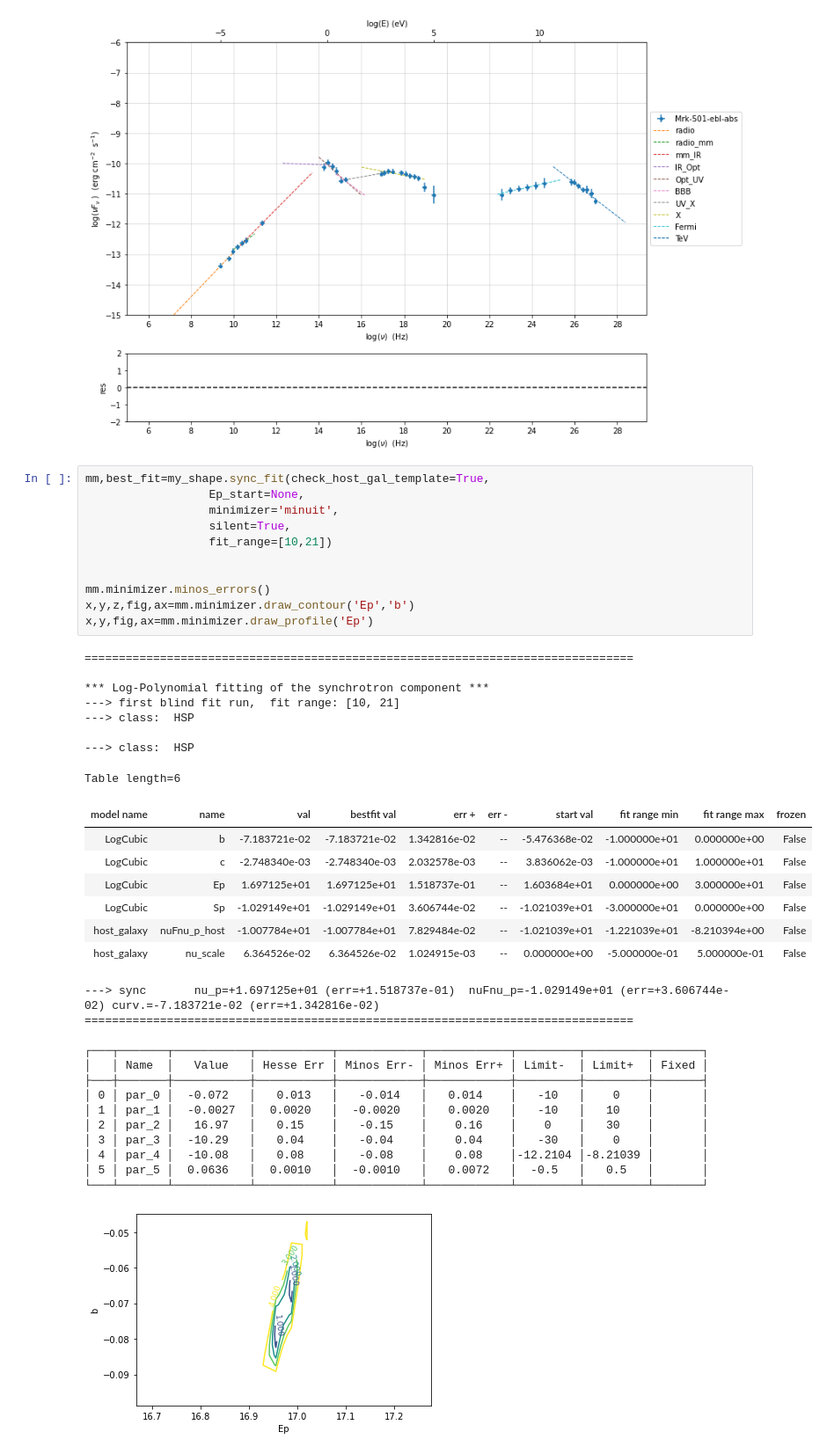
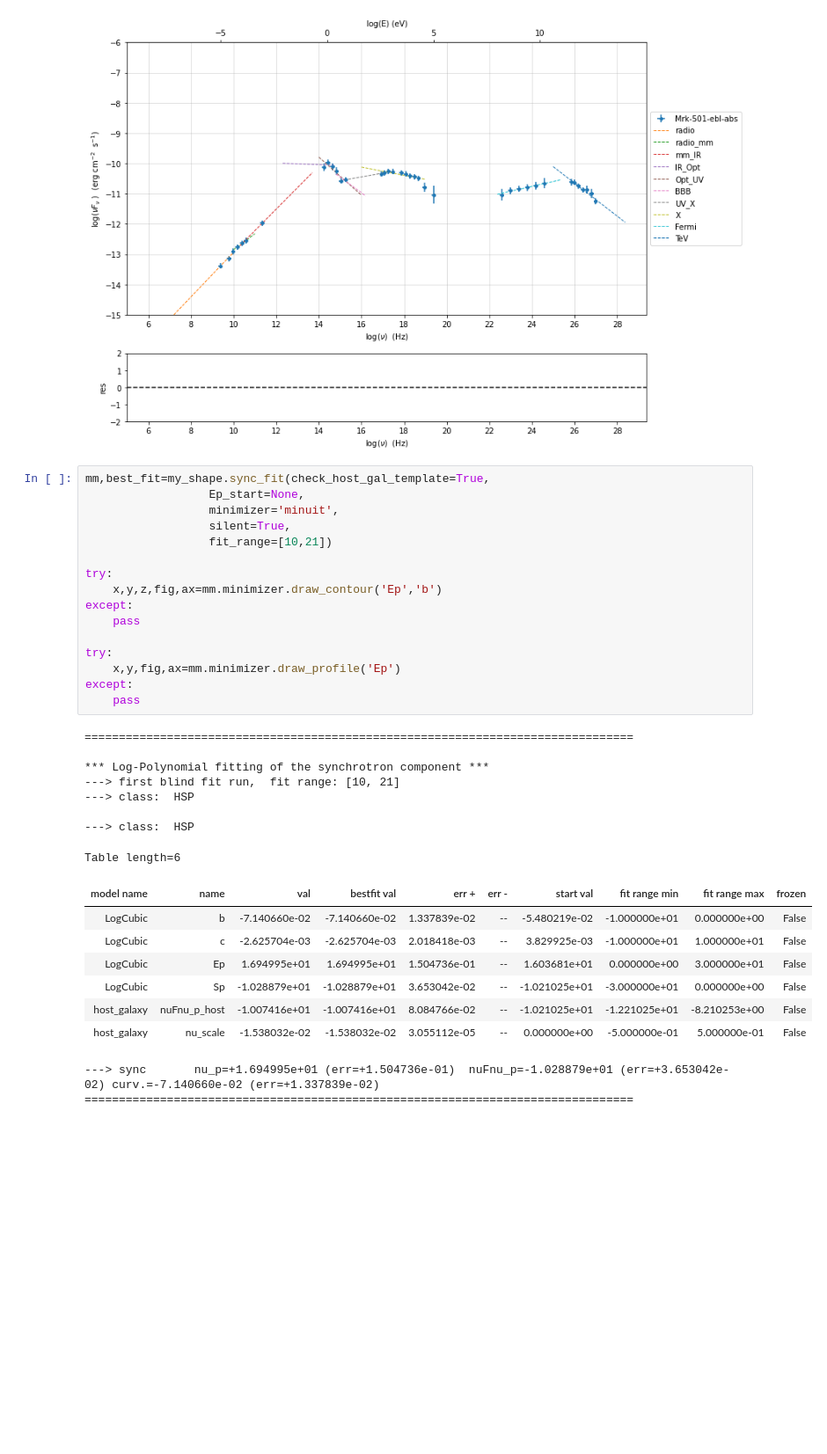
Before and after one commit to andreatramacere/jetset, a Jupyter notebook: doc/documentation_notebooks/phen_constr/Jet_example_phenom_constr.ipynb, the cells around one changed output. Shown at 88% size. Saved outputs shown, nothing was run; the diff lists cells and outputs as text; blank space fills up the shorter version.

```diff
--- a/doc/documentation_notebooks/phen_constr/Jet_example_phenom_constr.ipynb
+++ b/doc/documentation_notebooks/phen_constr/Jet_example_phenom_constr.ipynb
@@ -58,41 +58,34 @@ p.rescale(y_min=-15,y_max=-6)
 # %%
 mm,best_fit=my_shape.sync_fit(check_host_gal_template=True,
                   Ep_start=None,
                   minimizer='minuit',
                   silent=True,
                   fit_range=[10,21])
 
+try:
+    x,y,z,fig,ax=mm.minimizer.draw_contour('Ep','b')
+except:
+    pass
 
-mm.minimizer.minos_errors()
-x,y,z,fig,ax=mm.minimizer.draw_contour('Ep','b')
-x,y,fig,ax=mm.minimizer.draw_profile('Ep')
+try:
+    x,y,fig,ax=mm.minimizer.draw_profile('Ep')
+except:
+    pass
 # %% [output]
 ================================================================================
 
 *** Log-Polynomial fitting of the synchrotron component ***
 ---> first blind fit run,  fit range: [10, 21]
 ---> class:  HSP
 
 ---> class:  HSP
 Table length=6
 | model name | name | val | bestfit val | err + | err - | start val | fit range min | fit range max | frozen |
-| LogCubic | b | -7.183721e-02 | -7.183721e-02 | 1.342816e-02 | -- | -5.476368e-02 | -1.000000e+01 | 0.000000e+00 | False |
-| LogCubic | c | -2.748340e-03 | -2.748340e-03 | 2.032578e-03 | -- | 3.836062e-03 | -1.000000e+01 | 1.000000e+01 | False |
-| LogCubic | Ep | 1.697125e+01 | 1.697125e+01 | 1.518737e-01 | -- | 1.603684e+01 | 0.000000e+00 | 3.000000e+01 | False |
-| LogCubic | Sp | -1.029149e+01 | -1.029149e+01 | 3.606744e-02 | -- | -1.021039e+01 | -3.000000e+01 | 0.000000e+00 | False |
-| host_galaxy | nuFnu_p_host | -1.007784e+01 | -1.007784e+01 | 7.829484e-02 | -- | -1.021039e+01 | -1.221039e+01 | -8.210394e+00 | False |
-| host_galaxy | nu_scale | 6.364526e-02 | 6.364526e-02 | 1.024915e-03 | -- | 0.000000e+00 | -5.000000e-01 | 5.000000e-01 | False |
+| LogCubic | b | -7.140660e-02 | -7.140660e-02 | 1.337839e-02 | -- | -5.480219e-02 | -1.000000e+01 | 0.000000e+00 | False |
+| LogCubic | c | -2.625704e-03 | -2.625704e-03 | 2.018418e-03 | -- | 3.829925e-03 | -1.000000e+01 | 1.000000e+01 | False |
+| LogCubic | Ep | 1.694995e+01 | 1.694995e+01 | 1.504736e-01 | -- | 1.603681e+01 | 0.000000e+00 | 3.000000e+01 | False |
+| LogCubic | Sp | -1.028879e+01 | -1.028879e+01 | 3.653042e-02 | -- | -1.021025e+01 | -3.000000e+01 | 0.000000e+00 | False |
+| host_galaxy | nuFnu_p_host | -1.007416e+01 | -1.007416e+01 | 8.084766e-02 | -- | -1.021025e+01 | -1.221025e+01 | -8.210253e+00 | False |
+| host_galaxy | nu_scale | -1.538032e-02 | -1.538032e-02 | 3.055112e-05 | -- | 0.000000e+00 | -5.000000e-01 | 5.000000e-01 | False |
----> sync       nu_p=+1.697125e+01 (err=+1.518737e-01)  nuFnu_p=-1.029149e+01 (err=+3.606744e-02) curv.=-7.183721e-02 (err=+1.342816e-02)
+---> sync       nu_p=+1.694995e+01 (err=+1.504736e-01)  nuFnu_p=-1.028879e+01 (err=+3.653042e-02) curv.=-7.140660e-02 (err=+1.337839e-02)
 ================================================================================
-
-┌───┬───────┬───────────┬───────────┬────────────┬────────────┬─────────┬─────────┬───────┐
-│   │ Name  │   Value   │ Hesse Err │ Minos Err- │ Minos Err+ │ Limit-  │ Limit+  │ Fixed │
-├───┼───────┼───────────┼───────────┼────────────┼────────────┼─────────┼─────────┼───────┤
-│ 0 │ par_0 │  -0.072   │   0.013   │   -0.014   │   0.014    │   -10   │    0    │       │
-│ 1 │ par_1 │  -0.0027  │  0.0020   │  -0.0020   │   0.0020   │   -10   │   10    │       │
-│ 2 │ par_2 │   16.97   │   0.15    │   -0.15    │    0.16    │    0    │   30    │       │
-│ 3 │ par_3 │  -10.29   │   0.04    │   -0.04    │    0.04    │   -30   │    0    │       │
-│ 4 │ par_4 │  -10.08   │   0.08    │   -0.08    │    0.08    │-12.2104 │-8.21039 │       │
-│ 5 │ par_5 │  0.0636   │  0.0010   │  -0.0010   │   0.0072   │  -0.5   │   0.5   │       │
-└───┴───────┴───────────┴───────────┴────────────┴────────────┴─────────┴─────────┴───────┘
-[figure, removed]
```
Also changed, not shown: parts of 6 cells of this notebook, 49 other files.
